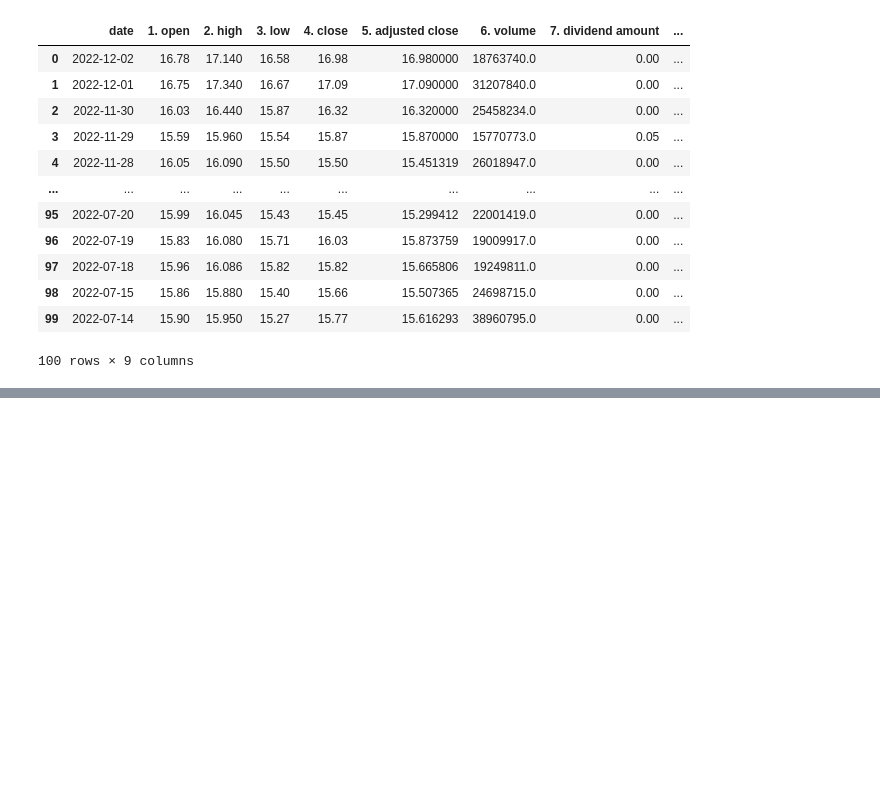
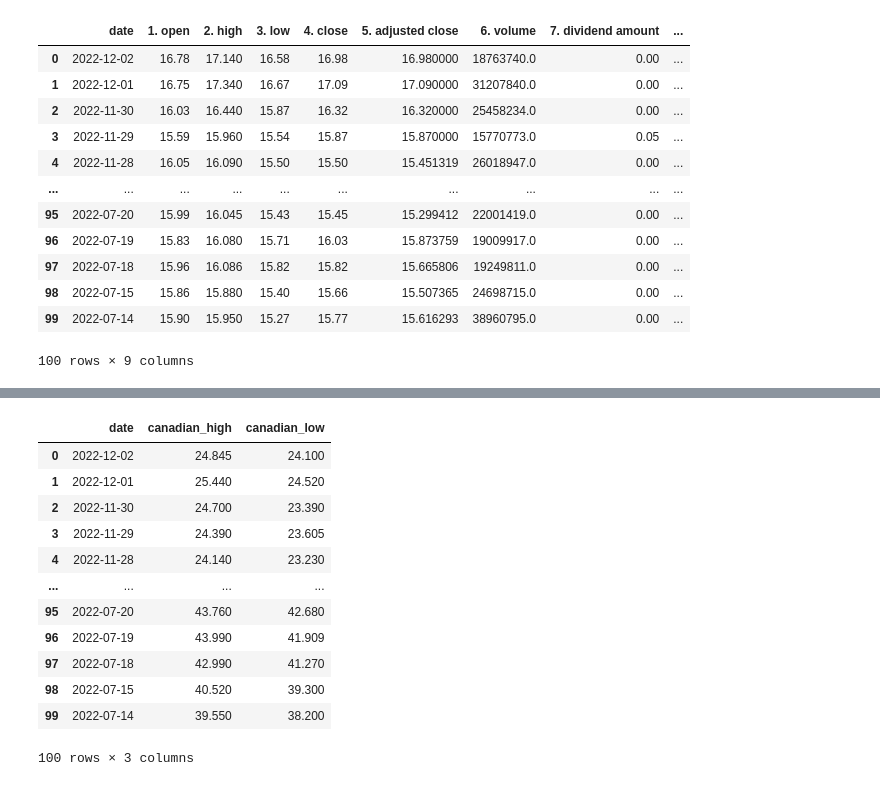
Before and after one commit to AIDA-Saskatchewan-polytechnic/Final_project_by_Naveen-Nilesh, a Jupyter notebook: Source/final_project.ipynb, the cells around one changed output, grey strips where cells are left out. Saved outputs shown, nothing was run; the diff lists cells and outputs as text; code cells hidden in the pictures; blank space fills up the shorter version.

```diff
--- a/Source/final_project.ipynb
+++ b/Source/final_project.ipynb
@@ -201,0 +220,18 @@ dataFrame_precious_metals
+# %%
+#Renaming and accessing only date, daily high and low data of canadian market
+dataFrame_canadian = dataFrame_canadian[['date','2. high','3. low']].rename(columns={"2. high":"canadian_high","3. low":"canadian_low"})
+dataFrame_canadian
+# %% [output]
+|  | date | canadian_high | canadian_low |
+| 0 | 2022-12-02 | 24.845 | 24.100 |
+| 1 | 2022-12-01 | 25.440 | 24.520 |
+| 2 | 2022-11-30 | 24.700 | 23.390 |
+| 3 | 2022-11-29 | 24.390 | 23.605 |
+| 4 | 2022-11-28 | 24.140 | 23.230 |
+| ... | ... | ... | ... |
+| 95 | 2022-07-20 | 43.760 | 42.680 |
+| 96 | 2022-07-19 | 43.990 | 41.909 |
+| 97 | 2022-07-18 | 42.990 | 41.270 |
+| 98 | 2022-07-15 | 40.520 | 39.300 |
+| 99 | 2022-07-14 | 39.550 | 38.200 |
+100 rows × 3 columns
```
Also changed, not shown: parts of 4 cells of this notebook.
